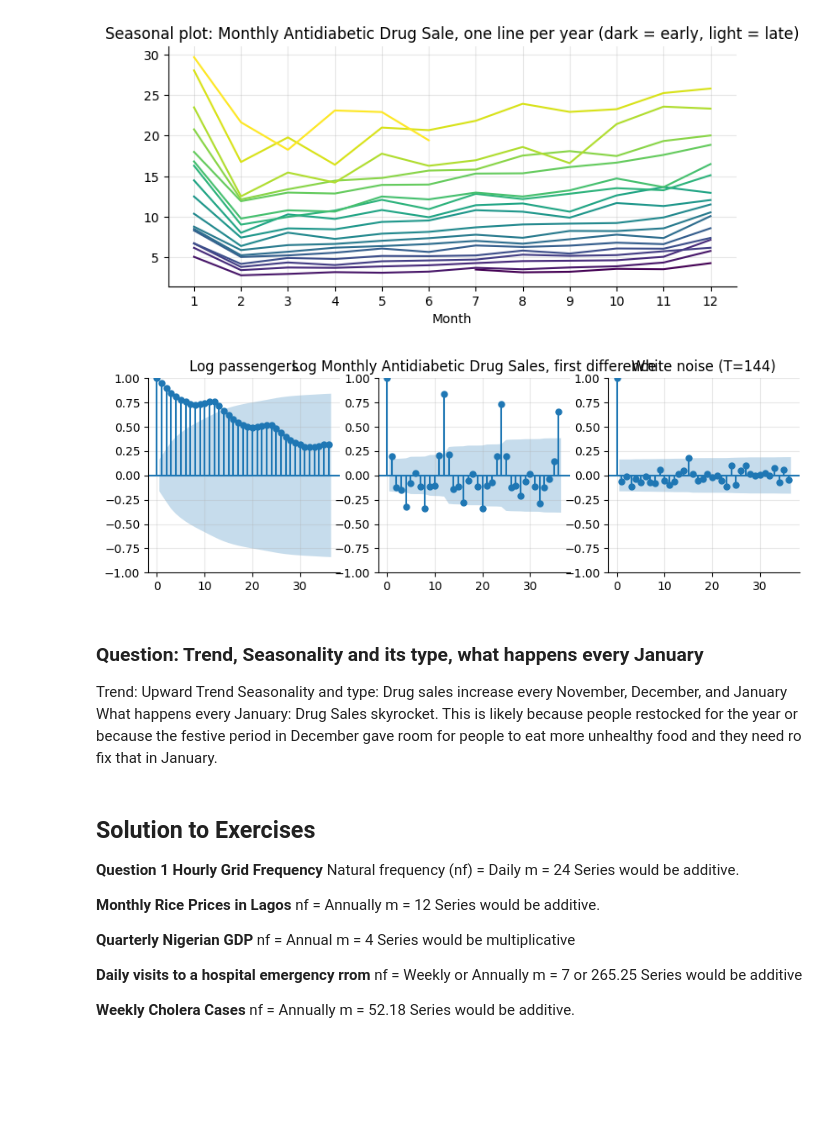
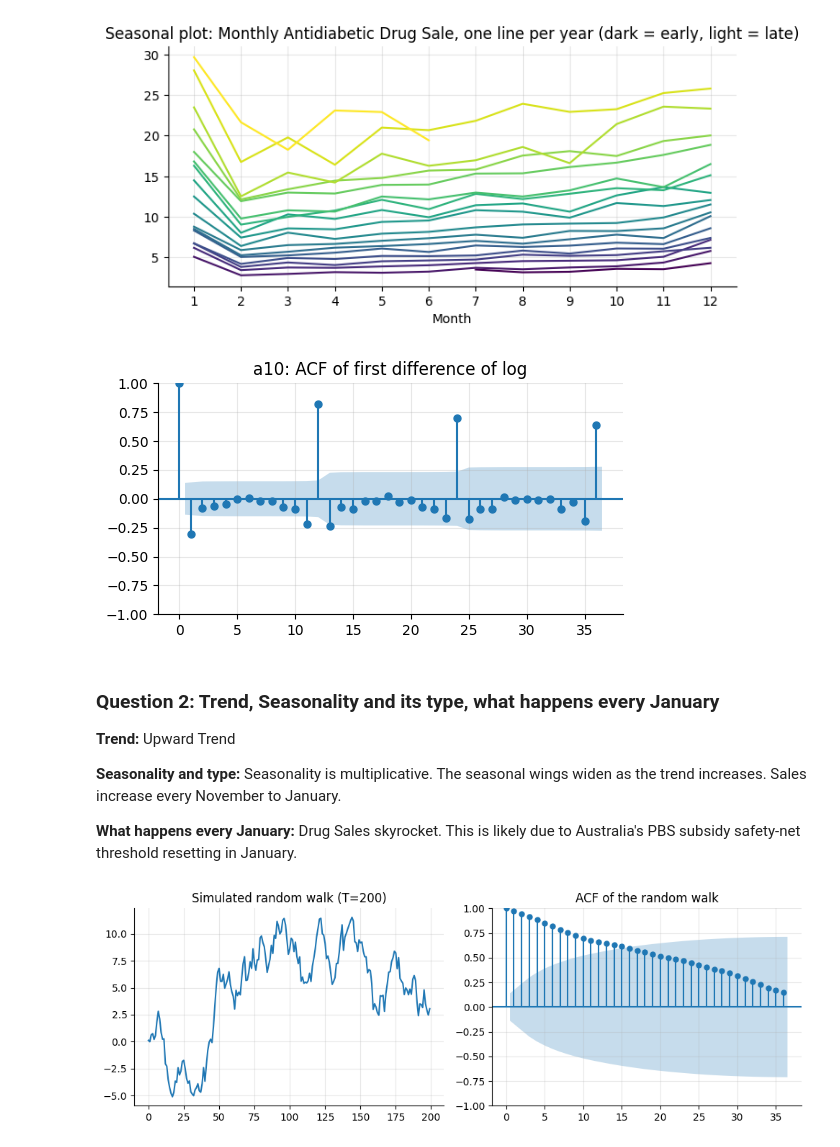
Before and after one commit to PreciousFaseyosan/NUTDTS816-Time_Series_Analysis-_Course_Repository, a Jupyter notebook: notebooks/lab01_introduction_to_time_series_data.ipynb, the cells around one changed output. Cells and saved outputs as stored; diff of their text form; code cells hidden in the pictures; blank space fills up the shorter version.

```diff
--- a/notebooks/lab01_introduction_to_time_series_data.ipynb
+++ b/notebooks/lab01_introduction_to_time_series_data.ipynb
@@ -152,48 +186,33 @@ seasonal_plot(a10, title='Seasonal plot: Monthly Antidiabetic Drug Sale, one lin
 <Axes: title={'center': 'Seasonal plot: Monthly Antidiabetic Drug Sale, one line per year (dark = early, light = late)'}, xlabel='Month'>
 [figure]
 # %%
-# Question 2 - ACF of first difference of log
+# Question 2 - ACF of first difference of log(a10)
 from statsmodels.graphics.tsaplots import plot_acf
-rng = np.random.default_rng(2)
-wn = pd.Series(rng.normal(size=144), index=ap.index)
-fig, axes = plt.subplots(1, 3, figsize=(10, 3))
-plot_acf(np.log(ap), lags=36, ax=axes[0], title='Log passengers');
-plot_acf(np.log(ap).diff().dropna(), lags=36, ax=axes[1], title='Log Monthly Antidiabetic Drug Sales, first difference')
-plot_acf(wn, lags=36, ax=axes[2], title='White noise (T=144)')
-_caption = 'Three correlograms. Shaded band: the ±1.96/√T bounds.'
+fig, ax = plt.subplots(figsize=(6, 3))
+plot_acf(np.log(a10).diff().dropna(), lags=36, ax=ax, title='a10: ACF of first difference of log')
+plt.show()
 # %% [output]
-[figure, old version]
+[figure, new version]
 # %% [markdown]
-### Question: Trend, Seasonality and its type, what happens every January
+### Question 2: Trend, Seasonality and its type, what happens every January
 
-Trend: Upward Trend
-Seasonality and type: Drug sales increase every November, December, and January
-What happens every January: Drug Sales skyrocket. This is likely because people restocked for the year or because the festive period in December gave room for people to eat more unhealthy food and they need ro fix that in January.
+**Trend:** Upward Trend
+
+**Seasonality and type:** Seasonality is multiplicative. The seasonal wings widen as the trend increases. Sales increase every November to January.
+
+**What happens every January:** Drug Sales skyrocket. This is likely due to Australia's PBS subsidy safety-net threshold resetting in January.
-# %% [markdown]
-## Solution to Exercises
-
-**Question 1**
-**Hourly Grid Frequency**
-Natural frequency (nf) = Daily
-m = 24
-Series would be additive.
-
-**Monthly Rice Prices in Lagos**
-nf = Annually
-m = 12
-Series would be additive.
-
-**Quarterly Nigerian GDP**
-nf = Annual
-m = 4
-Series would be multiplicative
-
-**Daily visits to a hospital emergency rrom**
-nf = Weekly or Annually
-m = 7 or 265.25
-Series would be additive
-
-**Weekly Cholera Cases**
-nf = Annually
-m = 52.18
-Series would be additive.
+# %%
+# Question 3
+
+rng = np.random.default_rng(0)          # seeded, so your result is reproducible
+eps = rng.normal(loc=0, scale=1, size=200)   # 200 draws of ε_t ~ N(0,1)
+x = eps.cumsum()                         # x_t = x_1 + x_2 + ... running total
+rw = pd.Series(x, name='random_walk')
+
+fig, axes = plt.subplots(1, 2, figsize=(10, 3.5))
+rw.plot(ax=axes[0], title='Simulated random walk (T=200)')
+plot_acf(rw, lags=36, ax=axes[1], title='ACF of the random walk')
+plt.tight_layout()
+plt.show()
+# %% [output]
+[figure, added]
```
Also changed, not shown: parts of 2 cells of this notebook.
